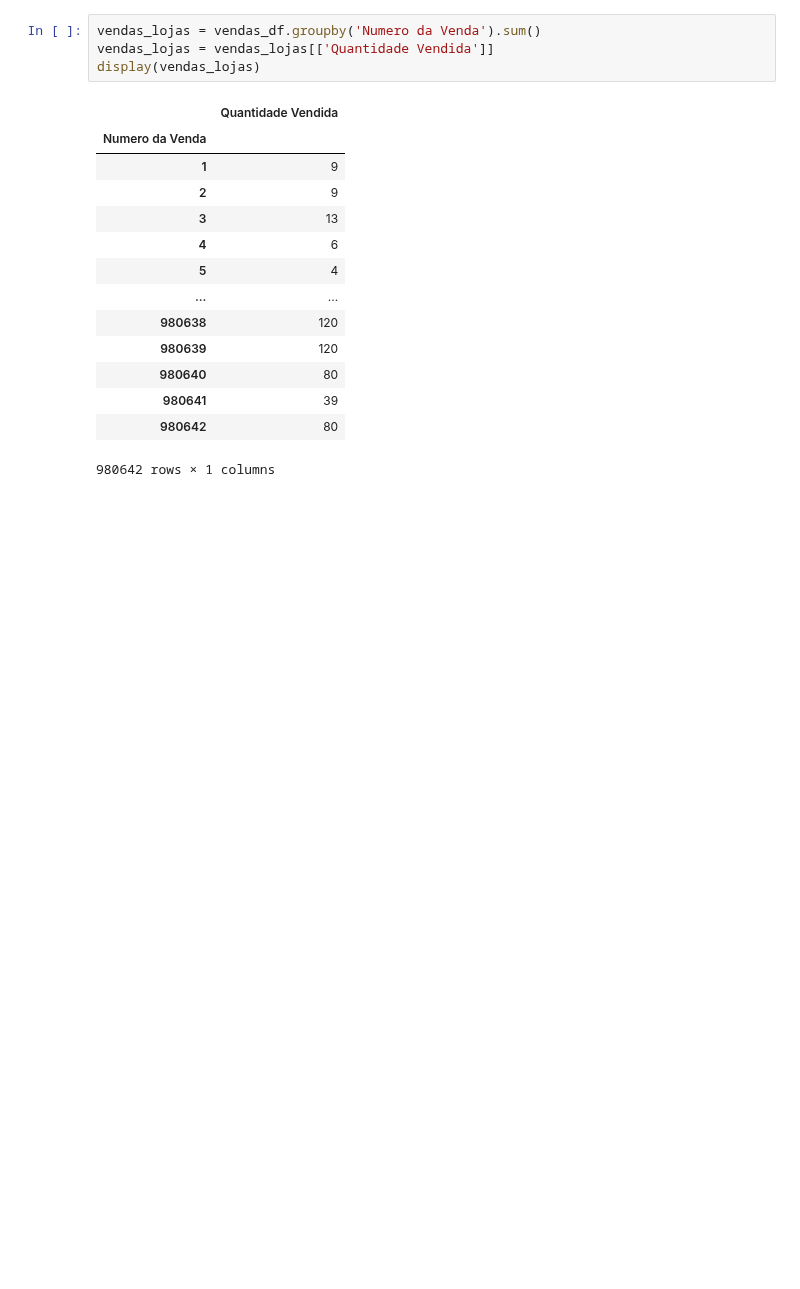
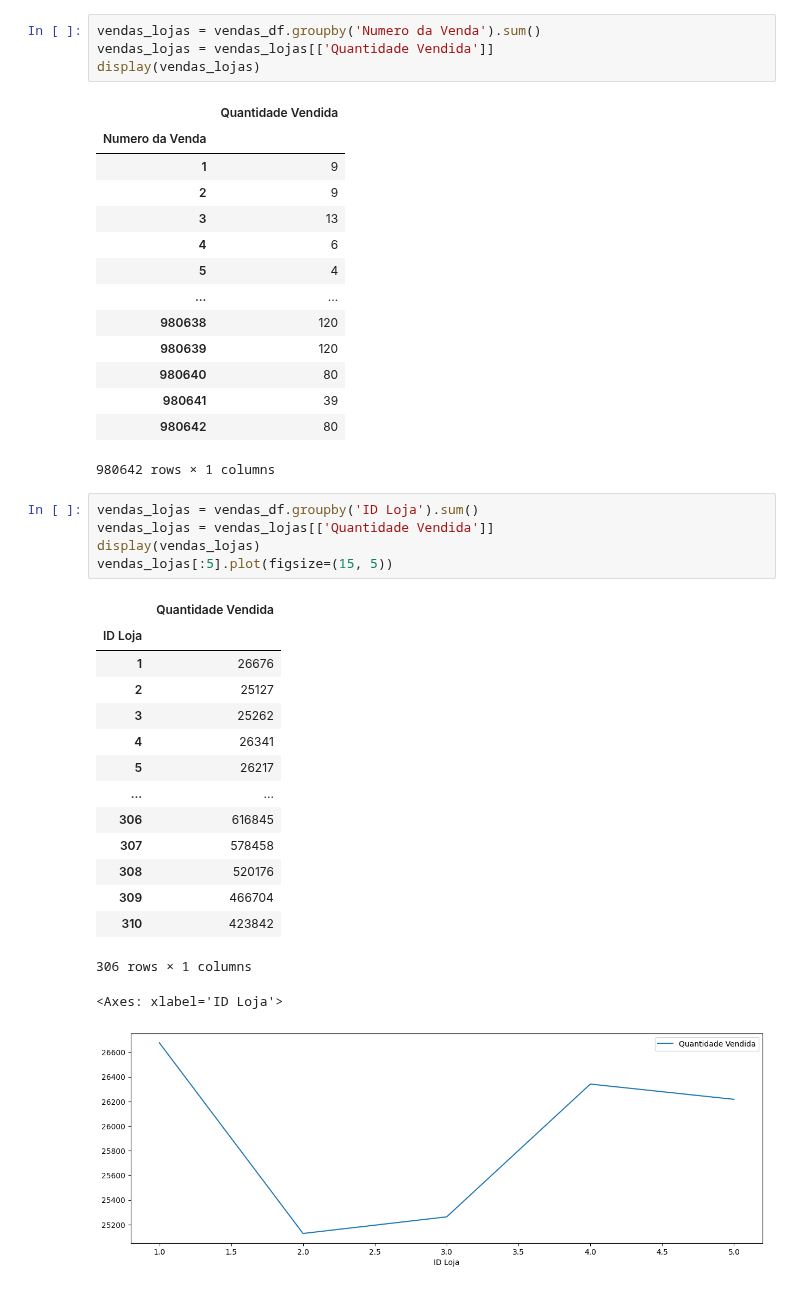
Before and after one commit to franciscojrlopes/Python, a Jupyter notebook: python_work/matpot_pandas.ipynb, the cells around one changed output. Saved outputs shown, nothing was run; the diff lists cells and outputs as text; blank space fills up the shorter version.

```diff
--- a/python_work/matpot_pandas.ipynb
+++ b/python_work/matpot_pandas.ipynb
@@ -250,3 +250,25 @@ display(vendas_lojas)
 | 980641 | 39 |
 | 980642 | 80 |
 980642 rows × 1 columns
+# %%
+vendas_lojas = vendas_df.groupby('ID Loja').sum()
+vendas_lojas = vendas_lojas[['Quantidade Vendida']]
+display(vendas_lojas)
+vendas_lojas[:5].plot(figsize=(15, 5))
+# %% [output]
+|  | Quantidade Vendida |
+| ID Loja |  |
+| 1 | 26676 |
+| 2 | 25127 |
+| 3 | 25262 |
+| 4 | 26341 |
+| 5 | 26217 |
+| ... | ... |
+| 306 | 616845 |
+| 307 | 578458 |
+| 308 | 520176 |
+| 309 | 466704 |
+| 310 | 423842 |
+306 rows × 1 columns
+<Axes: xlabel='ID Loja'>
+[figure, added]
```
